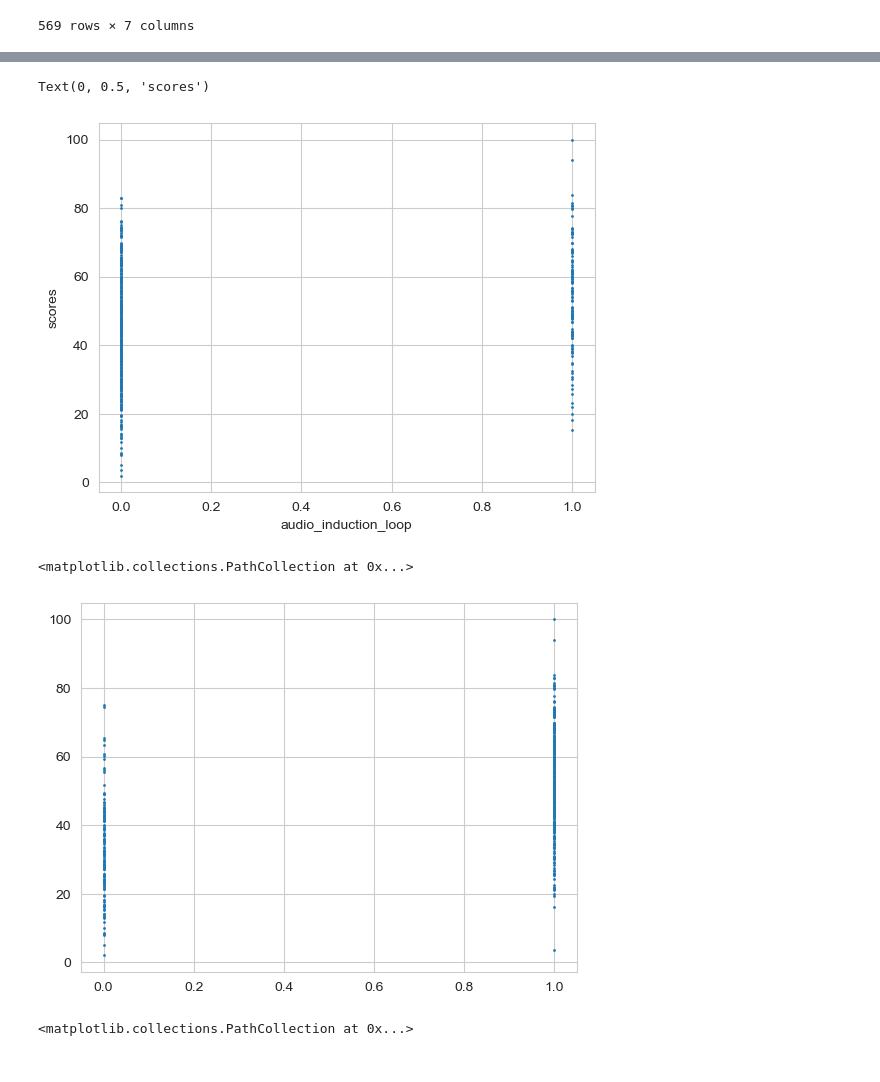
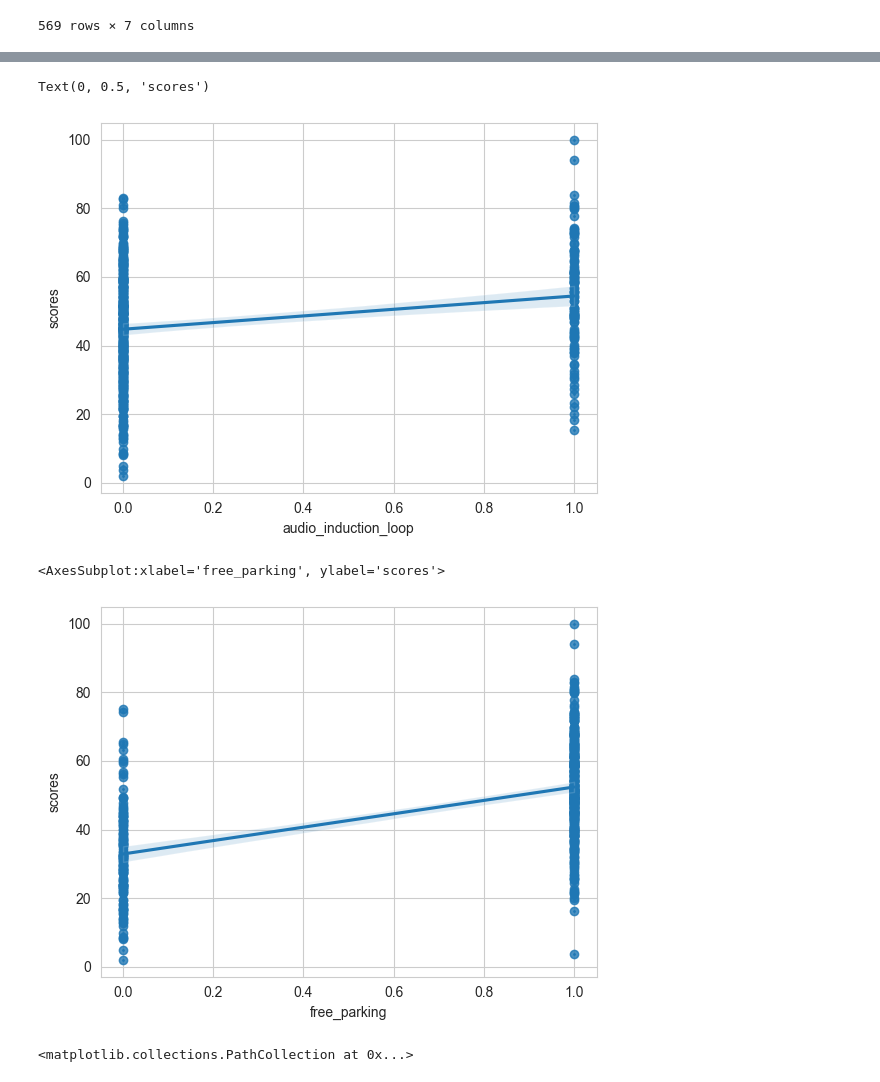
Before and after one commit to Seoyangsam/ACRM, a Jupyter notebook: src/Q19.ipynb, the cells around one changed output, grey strips where cells are left out. Drawn from its saved outputs; the diff is of its cells as text; code cells hidden in the pictures.

```diff
--- a/src/Q19.ipynb
+++ b/src/Q19.ipynb
@@ -160,15 +162,17 @@ Text(0, 0.5, 'scores')
 # %%
 plt.scatter(new_data2.audio_induction_loop, new_data2.scores,s=1)
+sns.regplot(x=new_data2.audio_induction_loop, y = new_data2.scores)
 plt.xlabel("audio_induction_loop")
 plt.ylabel("scores")
 # %% [output]
 Text(0, 0.5, 'scores')
-[figure, old version]
+[figure, new version]
 # %%
 plt.scatter(new_data2.free_parking, new_data2.scores,s=1)
+sns.regplot(x=new_data2.free_parking, y = new_data2.scores)
 # %% [output]
-<matplotlib.collections.PathCollection at 0x...>
+<AxesSubplot:xlabel='free_parking', ylabel='scores'>
-[figure, old version]
+[figure, new version]
 # %%
 plt.scatter(new_data2.taxi, new_data2.scores,s=1)
 # %% [output]
```
Also changed, not shown: parts of 6 cells of this notebook.
